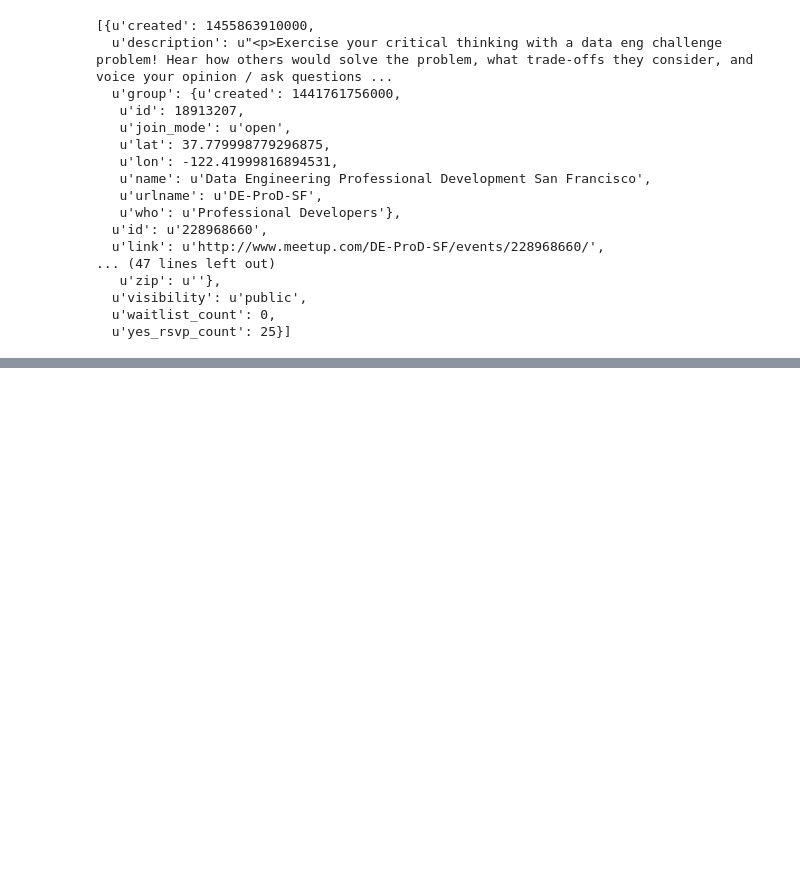
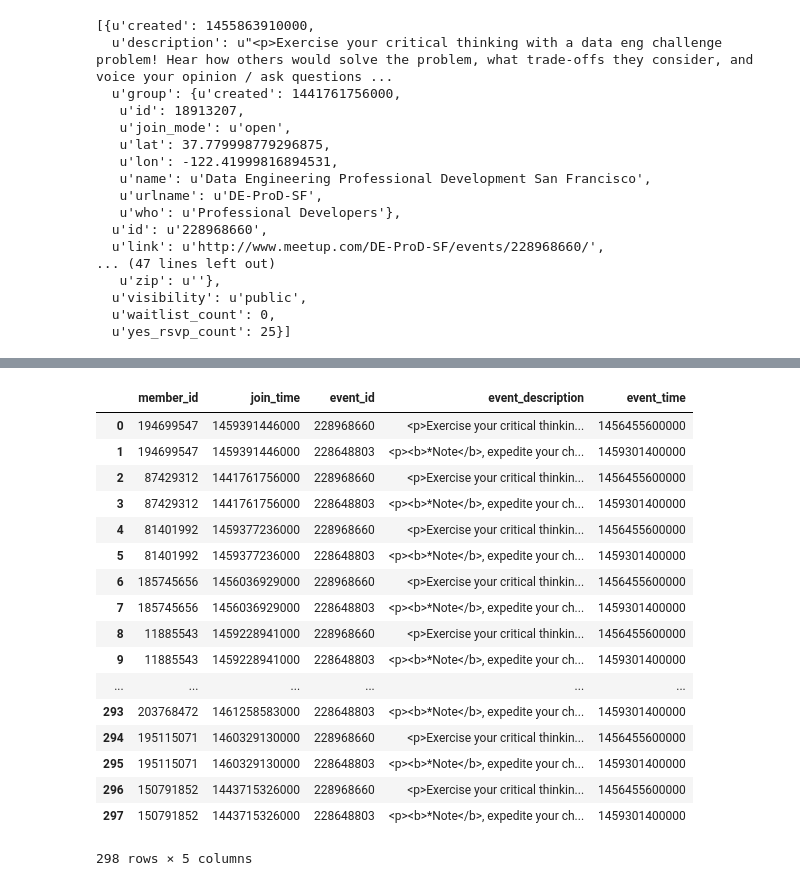
Before and after one commit to b-flat/meetup, a Jupyter notebook: Data.ipynb, the cells around one changed output, grey strips where cells are left out. Cells and saved outputs as stored; diff of their text form; code cells hidden in the pictures; blank space fills up the shorter version.

```diff
--- a/Data.ipynb
+++ b/Data.ipynb
@@ -138,0 +117,7 @@ df
+# %%
+# get all members from a group (how to bypass the 200 limit?)
+members_url = BASE_URL + '/2/members'
+params = {'sign':'true','key': API_KEY, 'group_id': '18913207'}
+response = requests.get(members_url, params = params)
+members_all = response.json()
+pprint (members_all)
@@ -138,0 +142,8 @@ df
+# %%
+members = members_all['results']
+member_id = [member['id'] for member in members]
+join_time = [member['joined'] for member in members]
+
+df_members = pd.DataFrame([member_id,join_time]).T
+df_members.columns = ['member_id', 'join_time']
+df_members
@@ -138,0 +189,25 @@ df
+# %%
+df_members['key'] = 2
+df_events['key'] = 2
+df_1 = pd.merge(df_members, df_events, on = 'key')
+df_1.drop('key', axis = 1, inplace = True)
+df_1
+# %% [output]
+|  | member_id | join_time | event_id | event_description | event_time |
+| 0 | 194699547 | 1459391446000 | 228968660 | <p>Exercise your critical thinkin... | 1456455600000 |
+| 1 | 194699547 | 1459391446000 | 228648803 | <p><b>*Note</b>, expedite your ch... | 1459301400000 |
+| 2 | 87429312 | 1441761756000 | 228968660 | <p>Exercise your critical thinkin... | 1456455600000 |
+| 3 | 87429312 | 1441761756000 | 228648803 | <p><b>*Note</b>, expedite your ch... | 1459301400000 |
+| 4 | 81401992 | 1459377236000 | 228968660 | <p>Exercise your critical thinkin... | 1456455600000 |
+| 5 | 81401992 | 1459377236000 | 228648803 | <p><b>*Note</b>, expedite your ch... | 1459301400000 |
+| 6 | 185745656 | 1456036929000 | 228968660 | <p>Exercise your critical thinkin... | 1456455600000 |
+| 7 | 185745656 | 1456036929000 | 228648803 | <p><b>*Note</b>, expedite your ch... | 1459301400000 |
+| 8 | 11885543 | 1459228941000 | 228968660 | <p>Exercise your critical thinkin... | 1456455600000 |
+| 9 | 11885543 | 1459228941000 | 228648803 | <p><b>*Note</b>, expedite your ch... | 1459301400000 |
+| ... | ... | ... | ... | ... | ... |
+| 293 | 203768472 | 1461258583000 | 228648803 | <p><b>*Note</b>, expedite your ch... | 1459301400000 |
+| 294 | 195115071 | 1460329130000 | 228968660 | <p>Exercise your critical thinkin... | 1456455600000 |
+| 295 | 195115071 | 1460329130000 | 228648803 | <p><b>*Note</b>, expedite your ch... | 1459301400000 |
+| 296 | 150791852 | 1443715326000 | 228968660 | <p>Exercise your critical thinkin... | 1456455600000 |
+| 297 | 150791852 | 1443715326000 | 228648803 | <p><b>*Note</b>, expedite your ch... | 1459301400000 |
+298 rows × 5 columns
```
Also changed, not shown: parts of 13 cells of this notebook.
